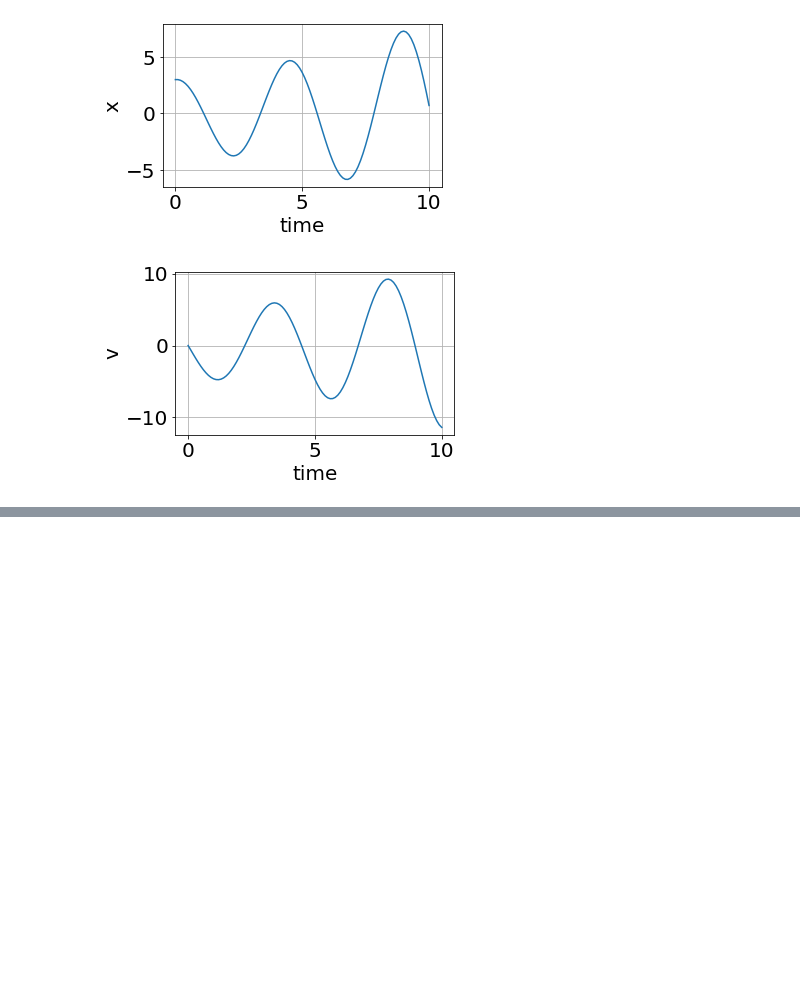
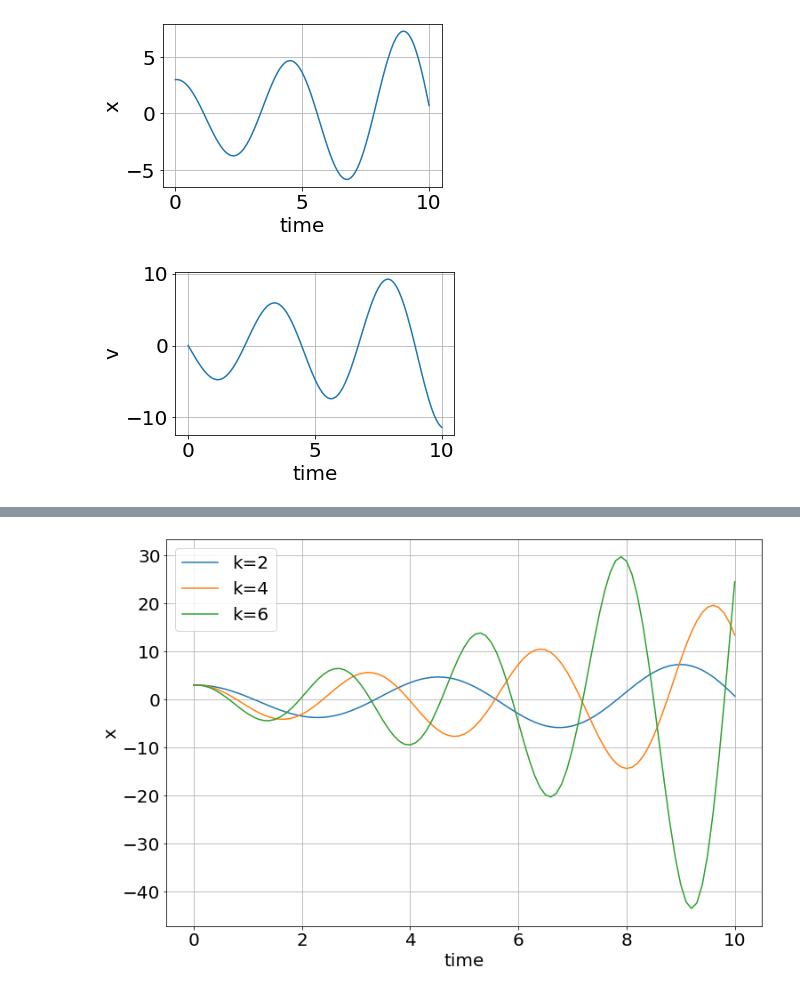
Before and after one commit to vconti3/Computer-Programming-for-the-Sciences-Spring-2021, a Jupyter notebook: 2021-02-18 - Week 3 problems.ipynb, the cells around one changed output, grey strips where cells are left out. Drawn from its saved outputs; the diff is of its cells as text; code cells hidden in the pictures; blank space fills up the shorter version.

```diff
--- a/2021-02-18 - Week 3 problems.ipynb
+++ b/2021-02-18 - Week 3 problems.ipynb
@@ -111,3 +111,96 @@ ylabel('v')
 Text(0, 0.5, 'v')
 [figure]
 [figure]
+# %%
+#figure(figsize=(5,3))
+
+#=======================
+x=3
+v=0
+t=0
+dt=0.1
+
+m=1
+k=2
+
+S=Storage()
+S+=t,x,v
+
+for i in range(100):
+
+    dx=v*dt
+    dv=-k*x/m*dt
+
+    x=x+dx
+    v=v+dv
+    t=t+dt
+
+    S+=t,x,v
+#=======================
+t,x,v=S.arrays()
+plot(t,x,label='k=2')
+xlabel('time')
+ylabel('x')
+
+#=======================
+x=3
+v=0
+t=0
+dt=0.1
+
+m=1
+k=4
+
+S=Storage()
+S+=t,x,v
+
+for i in range(100):
+
+    dx=v*dt
+    dv=-k*x/m*dt
+
+    x=x+dx
+    v=v+dv
+    t=t+dt
+
+    S+=t,x,v
+#=======================
+t,x,v=S.arrays()
+plot(t,x,label='k=4')
+xlabel('time')
+ylabel('x')
+
+
+#=======================
+x=3
+v=0
+t=0
+dt=0.1
+
+m=1
+k=6
+
+S=Storage()
+S+=t,x,v
+
+for i in range(100):
+
+    dx=v*dt
+    dv=-k*x/m*dt
+
+    x=x+dx
+    v=v+dv
+    t=t+dt
+
+    S+=t,x,v
+#=======================
+
+
+
+t,x,v=S.arrays()
+plot(t,x,label='k=6')
+xlabel('time')
+ylabel('x')
+
+legend()
+# %% [output]
@@ -113,0 +208 @@ Text(0, 0.5, 'v')
+[figure, added]
```
Also changed, not shown: parts of 4 cells of this notebook.
